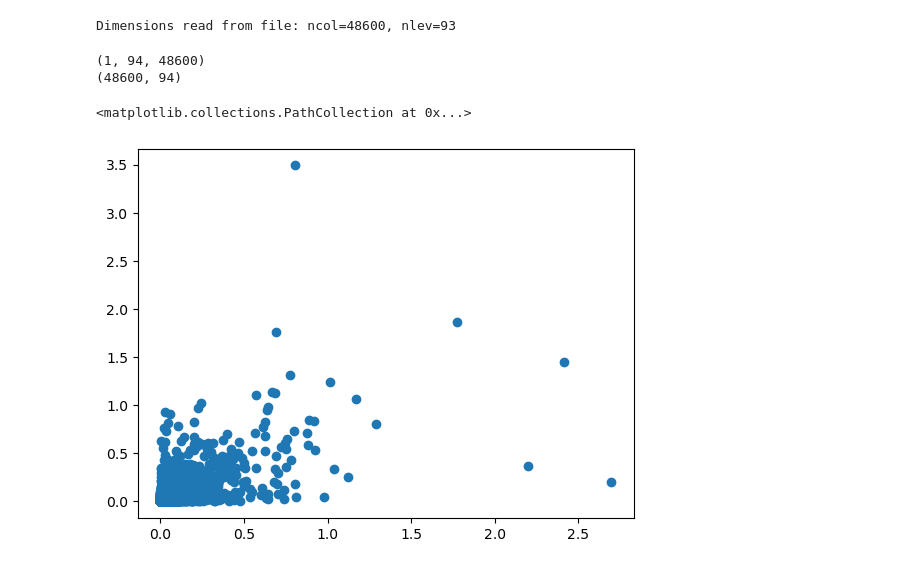
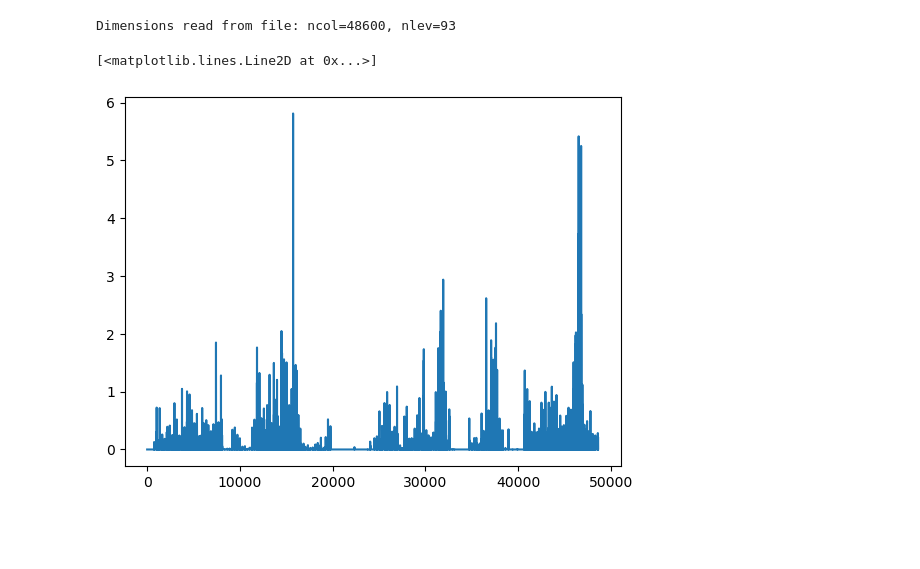
Before and after one commit to JulioTBacmeister/GW_UnitTest, a Jupyter notebook: Python/ReadFortran.ipynb, the cells around one changed output. Saved outputs shown, nothing was run; the diff lists cells and outputs as text; code cells hidden in the pictures; blank space fills up the shorter version.

```diff
--- a/Python/ReadFortran.ipynb
+++ b/Python/ReadFortran.ipynb
@@ -14,10 +14,30 @@ with open('../GW.dat', 'rb') as f:
     zm = np.fromfile(f, dtype=np.float64, count=ncol * nlev).reshape((ncol, nlev), order='F')
     # Read  array (two dimensions), Fortran order
     zi = np.fromfile(f, dtype=np.float64, count=ncol * (nlev+1) ).reshape((ncol, nlev+1), order='F')
+
+    tau_a = np.fromfile(f, dtype=np.float64, count=ncol * (nlev+1) ).reshape((ncol, nlev+1), order='F')
+    tau_b = np.fromfile(f, dtype=np.float64, count=ncol * (nlev+1) ).reshape((ncol, nlev+1), order='F')
+
+    bwv = np.fromfile(f, dtype=np.float64, count=ncol  )                                               #.reshape((ncol, nlev+1), order='F')
+    tlb = np.fromfile(f, dtype=np.float64, count=ncol  )                                               #.reshape((ncol, nlev+1), order='F')
+    wbr = np.fromfile(f, dtype=np.float64, count=ncol  )                                               #.reshape((ncol, nlev+1), order='F')
+
+    ubmsrc = np.fromfile(f, dtype=np.float64, count=ncol  )                                               #.reshape((ncol, nlev+1), order='F')
+    nsrc = np.fromfile(f, dtype=np.float64, count=ncol  )                                               #.reshape((ncol, nlev+1), order='F')
+
+    tauoro = np.fromfile(f, dtype=np.float64, count=ncol  )                                               #.reshape((ncol, nlev+1), order='F')
+    taudsw = np.fromfile(f, dtype=np.float64, count=ncol  )                                               #.reshape((ncol, nlev+1), order='F')
+
     ubm = np.fromfile(f, dtype=np.float64, count=ncol * (nlev) ).reshape((ncol, nlev), order='F')
     tau = np.fromfile(f, dtype=np.float64, count=ncol * (nlev+1) ).reshape((ncol, nlev+1), order='F')
+    tau_diag = np.fromfile(f, dtype=np.float64, count=ncol * (nlev+1) ).reshape((ncol, nlev+1), order='F')
 
 #
 # %% [output]
 Dimensions read from file: ncol=48600, nlev=93
+# %%
+plt.plot( taudsw )
+# %% [output]
+[<matplotlib.lines.Line2D at 0x...>]
+[figure, added]
 # %%
@@ -29,17 +45,0 @@ ubmcam=X.UBM1BETA.values
-# %%
-
-print(taucam.shape)
-print(tau.shape)
-# %% [output]
-(1, 94, 48600)
-(48600, 94)
-# %%
-#plt.plot( taucam[0,40,:] )
-#plt.plot( tau[:,40] )
-
-
-plt.scatter( taucam[0,93,:] , tau[:,93] )
-#plt.scatter( ubmcam[0,90,:] , ubm[:,90] )
-# %% [output]
-<matplotlib.collections.PathCollection at 0x...>
-[figure, removed]
```
Also changed, not shown: parts of 9 cells of this notebook, 5 other files.
